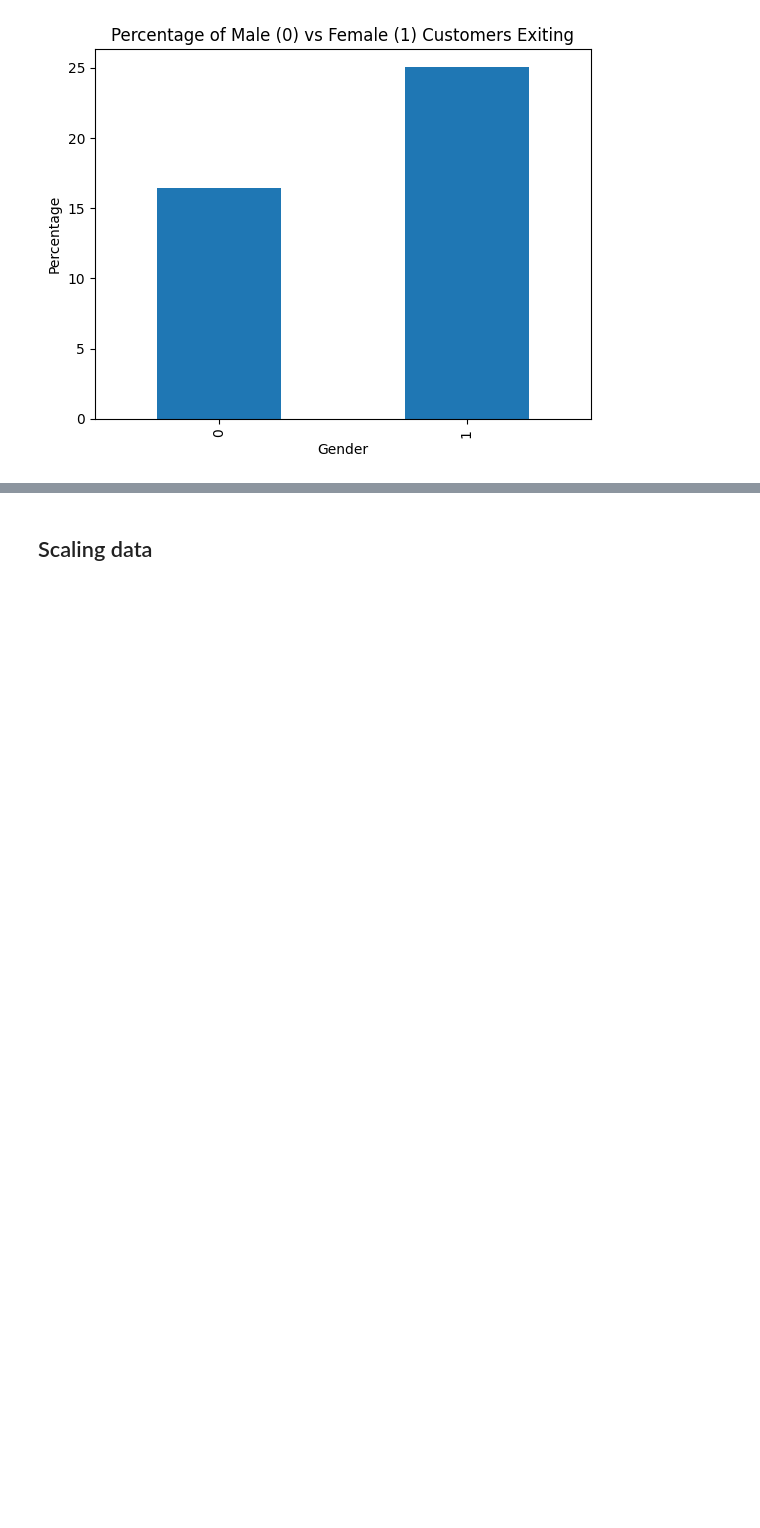
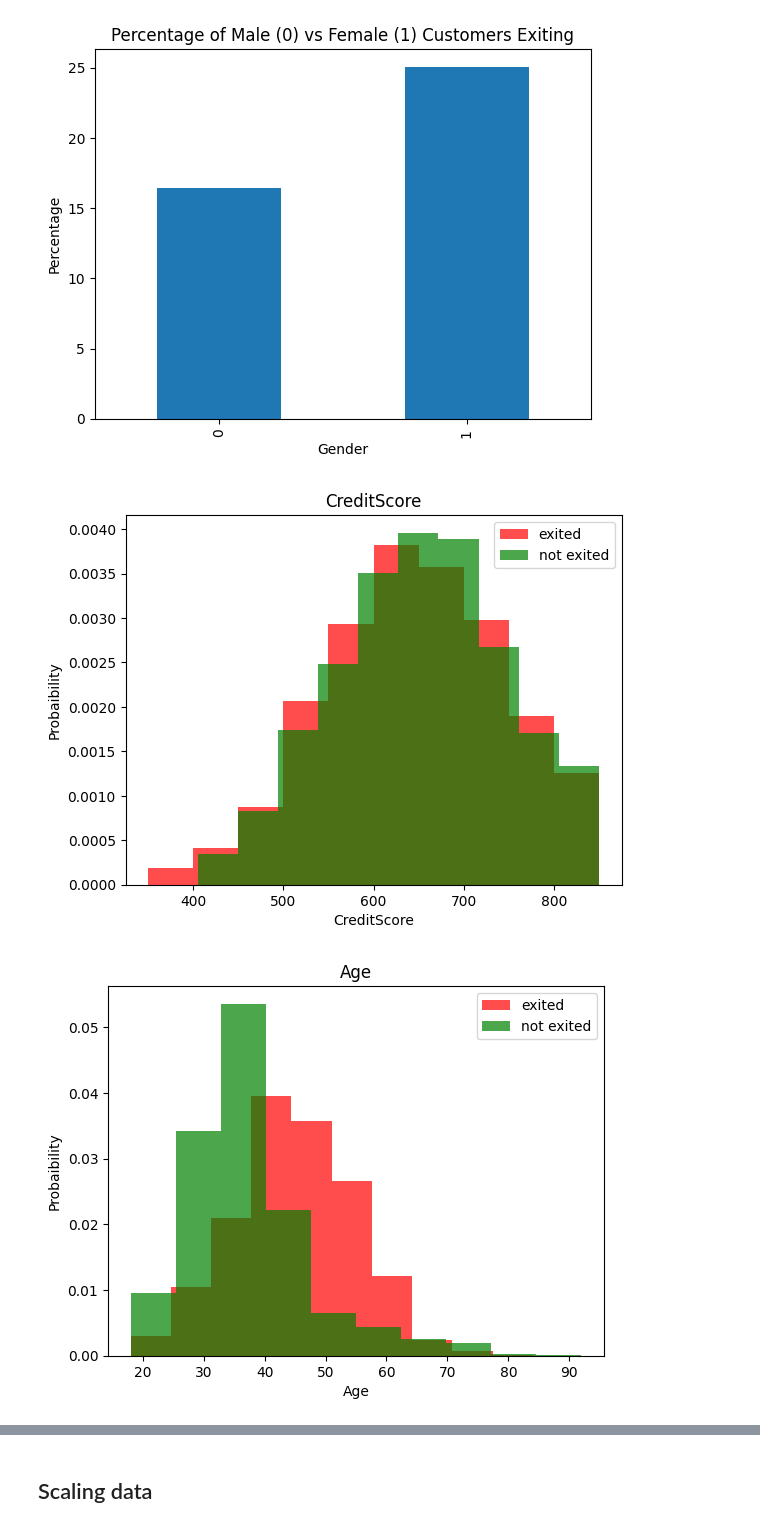
Before and after one commit to OSinA04/Customer-Churn-Prediction, a Jupyter notebook: main.ipynb, the cells around one changed output, grey strips where cells are left out. Drawn from its saved outputs; the diff is of its cells as text; code cells hidden in the pictures; blank space fills up the shorter version.

```diff
--- a/main.ipynb
+++ b/main.ipynb
@@ -179,3 +179,17 @@ Gender
 1    25.071539
 Name: Exited, dtype: float64
 [figure]
+# %%
+# Create a distribution graph for exited and non-exited customers across various parameters
+impgraph=['CreditScore','Age','Tenure','Balance','EstimatedSalary']
+for label in impgraph:
+    plt.hist(df[df['Exited']==1][label], color='red',label='exited',alpha=0.7,density=True)
+    plt.hist(df[df['Exited']==0][label], color='green',label='not exited',alpha=0.7,density=True)
+    plt.title(label)
+    plt.ylabel("Probaibility")
+    plt.xlabel(label)
+    plt.legend()
+    plt.show()
+# %% [output]
+[figure, added]
+[figure, added]
```
Also changed, not shown: parts of 2 cells of this notebook.
